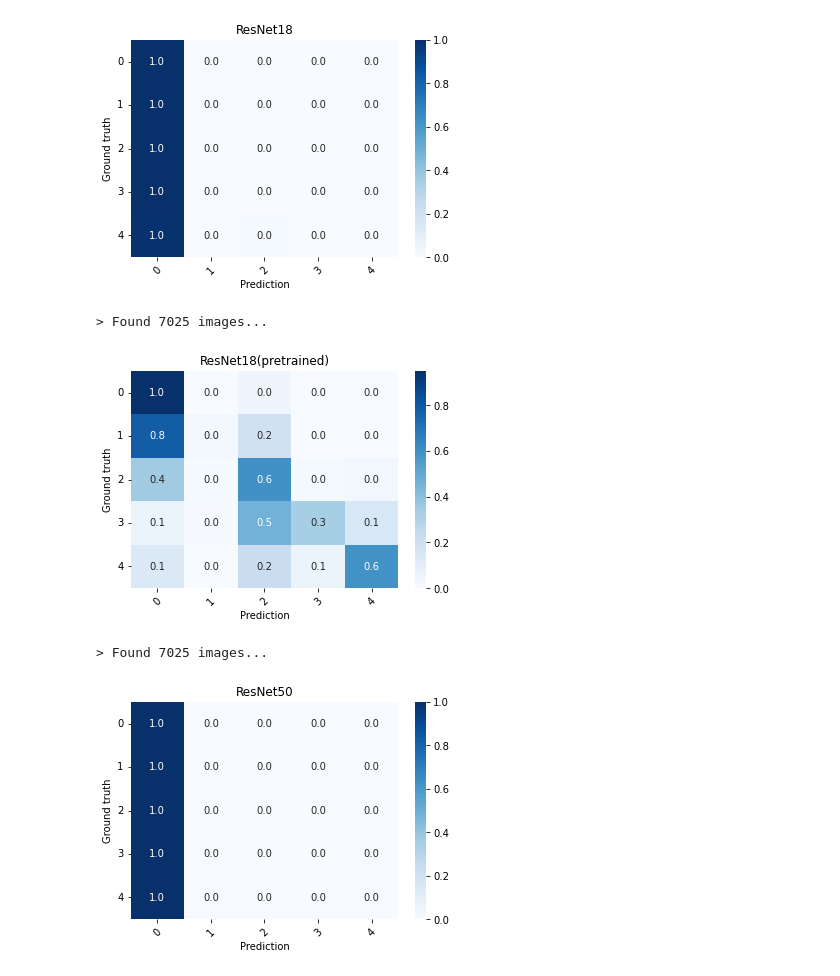
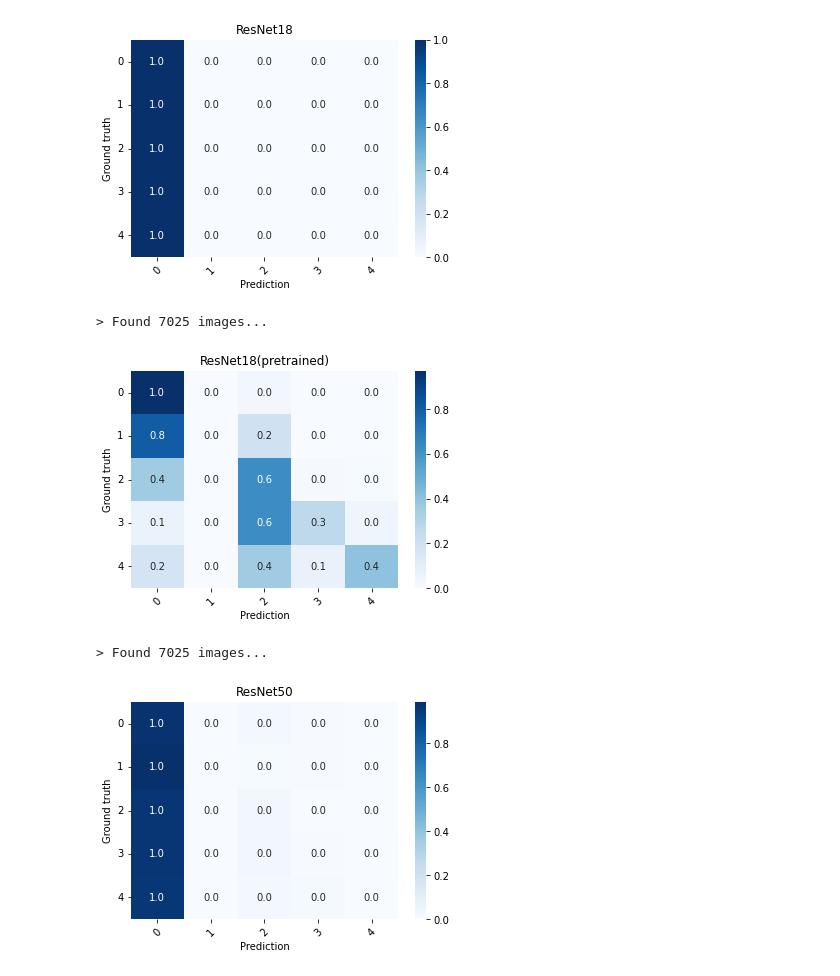
Before and after one commit to BlueBug12/DeepLearning_and_Practice, a Jupyter notebook: Lab4-2/Load_and_Test.ipynb, the cells around one changed output. Saved outputs shown, nothing was run; the diff lists cells and outputs as text; code cells hidden in the pictures.

Commit message:
plot acc and confusion matrix

```diff
--- a/Lab4-2/Load_and_Test.ipynb
+++ b/Lab4-2/Load_and_Test.ipynb
@@ -90,13 +92,13 @@ Use GPU for training...
 > Found 7025 images...
 [figure]
 # %%
-show_pred_result(models.resnet18(), device, os.path.join("models","resnet18_pre","epoch10.cpt"), "ResNet18(pretrained)")
+show_pred_result(models.resnet18(), device, os.path.join("models","resnet18_pre","epoch15.cpt"), "ResNet18(pretrained)")
 # %% [output]
 > Found 7025 images...
-[figure, old version]
+[figure, new version]
 # %%
-show_pred_result(ResNet50(), device, os.path.join("models","resnet50","epoch4.cpt"), "ResNet50")
+show_pred_result(ResNet50(), device, os.path.join("models","resnet50","epoch15.cpt"), "ResNet50")
 # %% [output]
 > Found 7025 images...
-[figure, old version]
+[figure, new version]
 # %%
```
Also changed, not shown: parts of 5 cells of this notebook.
